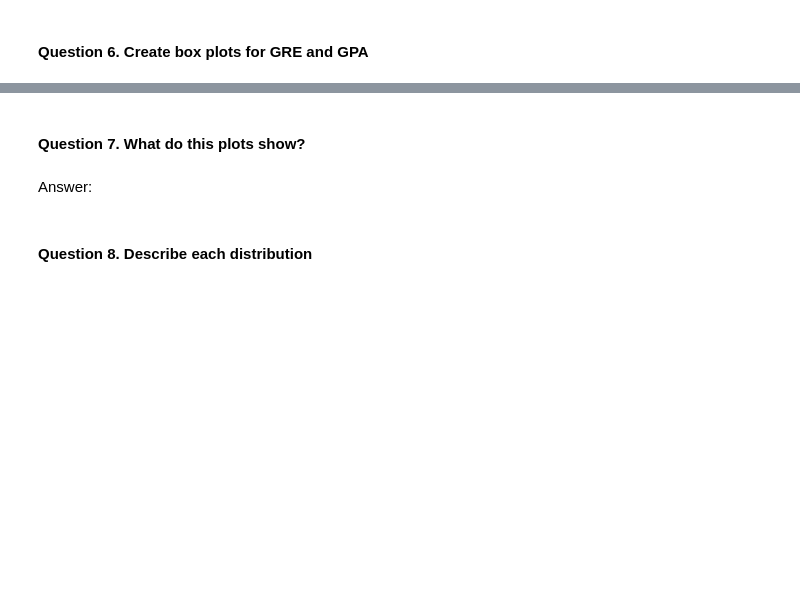
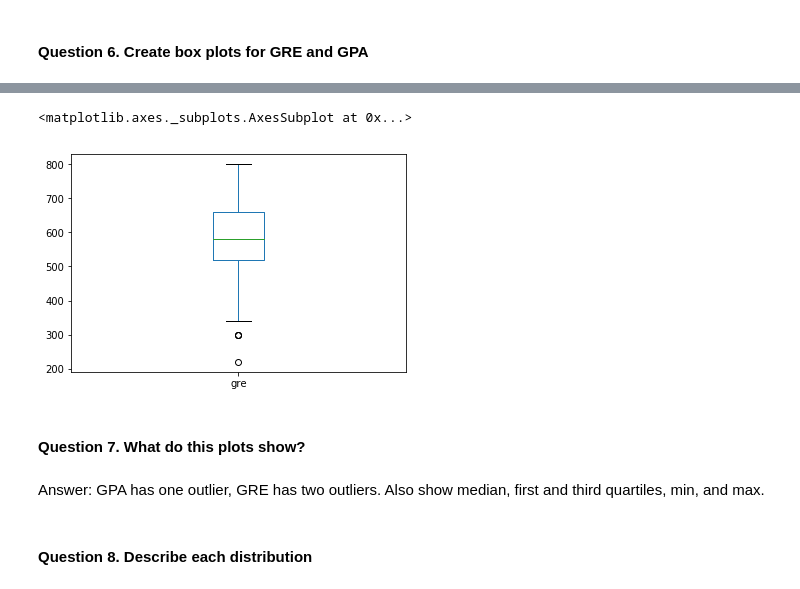
Before and after one commit to samers101/Samer-Shenouda, a Jupyter notebook: projects/project-2/starter-code/project2-starter.ipynb, the cells around one changed output, grey strips where cells are left out. Drawn from its saved outputs; the diff is of its cells as text; code cells hidden in the pictures; blank space fills up the shorter version.

```diff
--- a/projects/project-2/starter-code/project2-starter.ipynb
+++ b/projects/project-2/starter-code/project2-starter.ipynb
@@ -63,7 +90,12 @@ Answer:
+# %%
+df_raw1.gre.plot(kind='box')
+# %% [output]
+<matplotlib.axes._subplots.AxesSubplot at 0x...>
+[figure, added]
 # %% [markdown]
 #### Question 7. What do this plots show?
-# %% [markdown]
-Answer:
+# %% [markdown]
+Answer: GPA has one outlier, GRE has two outliers.  Also show median, first and third quartiles, min, and max.
 # %% [markdown]
 #### Question 8. Describe each distribution
 # %%
```
Also changed, not shown: parts of 23 cells of this notebook, 4 other files.
